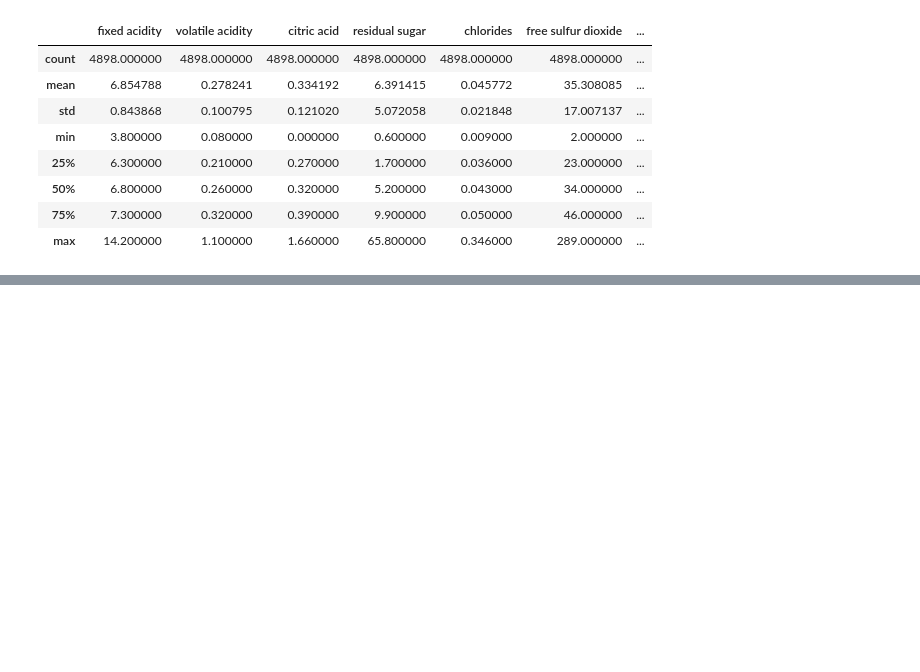
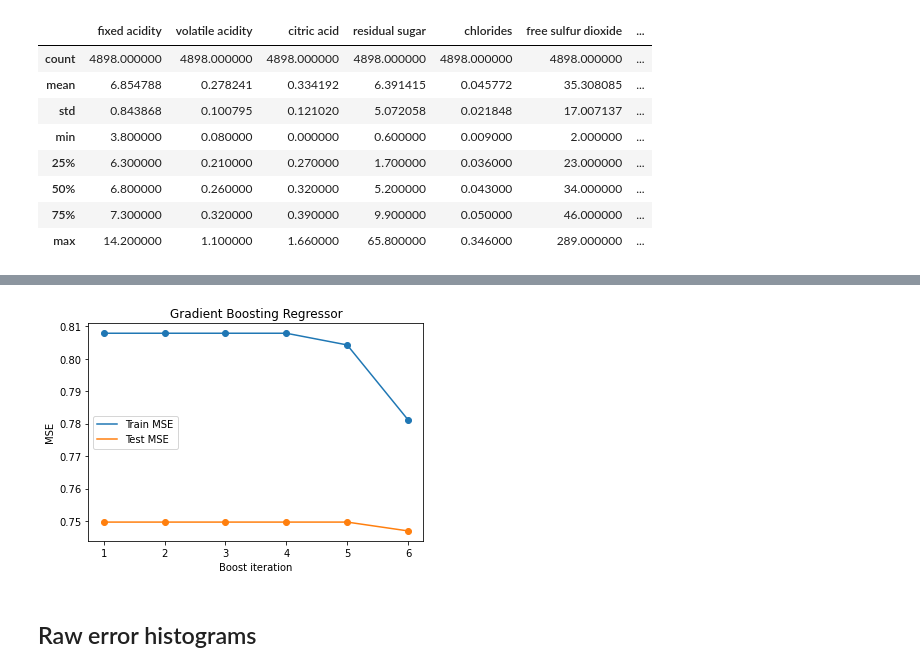
Before and after one commit to Alastairm/ml-labs, a Jupyter notebook: lab4/lab04proj1.ipynb, the cells around one changed output, grey strips where cells are left out. Cells and saved outputs as stored; diff of their text form; code cells hidden in the pictures; blank space fills up the shorter version.

```diff
--- a/lab4/lab04proj1.ipynb
+++ b/lab4/lab04proj1.ipynb
@@ -133,0 +172,4 @@ fig = show_mse(regr_1_results)
+# %%
+# Run gradient boosting regressor
+regr_2 = GradientBoostingRegressor(n_estimators=6)
+regr_2_results = get_results(regr_2, train_x, train_y, test_x, test_y)
@@ -133,0 +194,6 @@ fig = show_mse(regr_1_results)
+# %%
+plot_mse(regr_2_results, regressor_name="Gradient Boosting Regressor")
+# %% [output]
+[figure, added]
+# %% [markdown]
+## Raw error histograms <a name="3.2">
```
Also changed, not shown: parts of 18 cells of this notebook, 1 other file.
